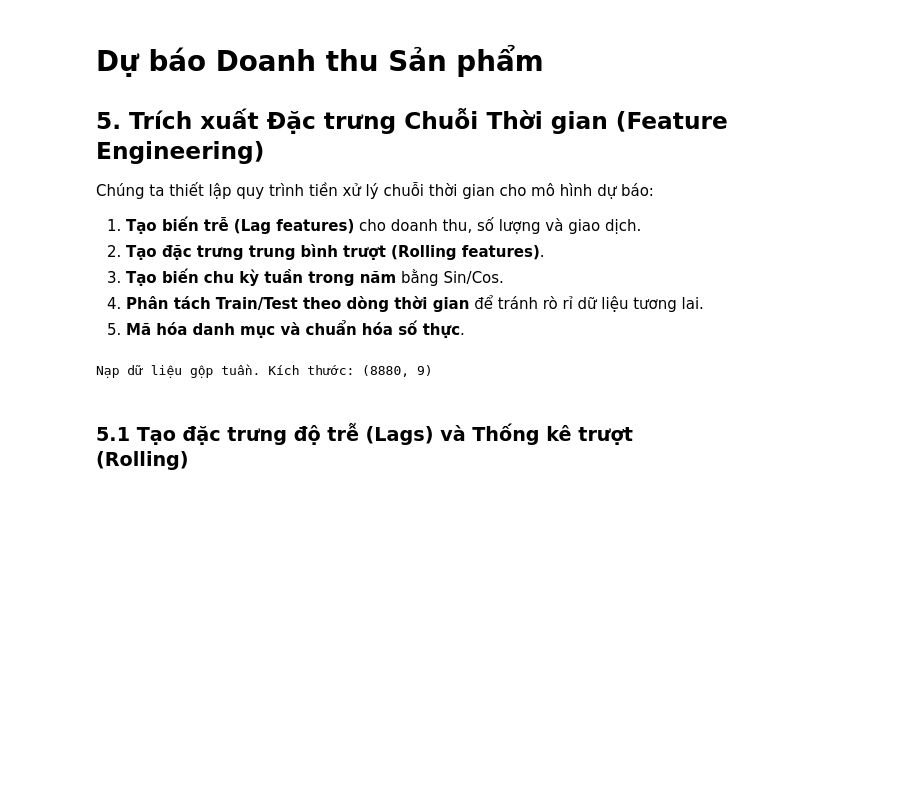
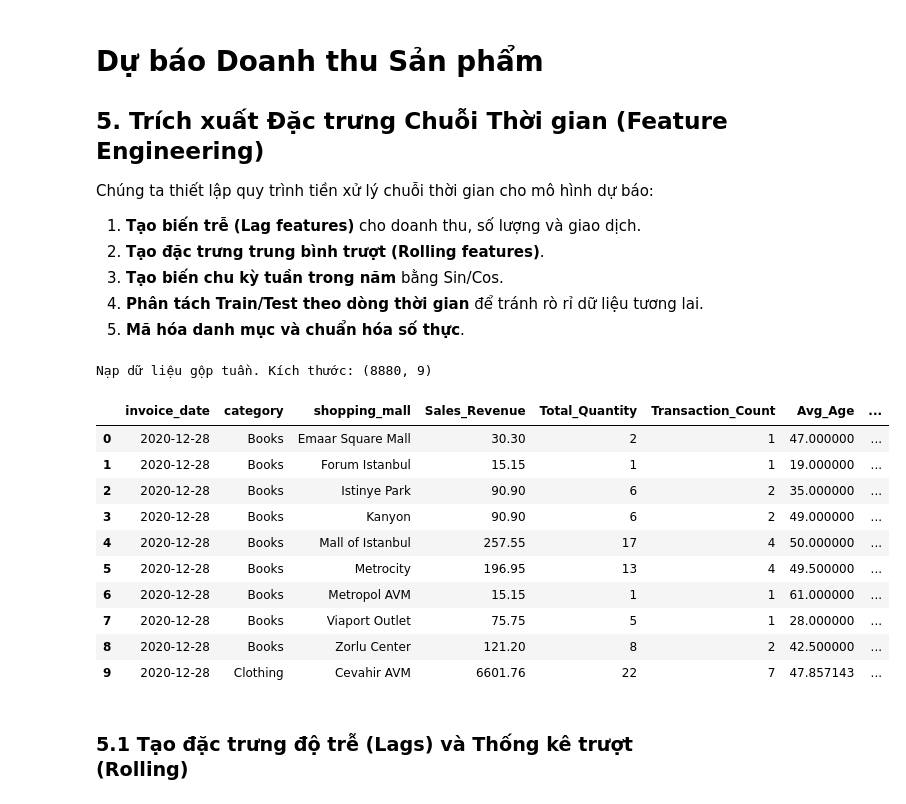
Before and after one commit to itsanhkhoi12/UTH-MACHINE-LEARNING-ASSIGNMENTS-GR02, a Jupyter notebook: practice_2/complete_solution/complete_solution_vi/05_feature_engineering.ipynb, the cells around one changed output. Cells and saved outputs as stored; diff of their text form; code cells hidden in the pictures; blank space fills up the shorter version.

```diff
--- a/practice_2/complete_solution/complete_solution_vi/05_feature_engineering.ipynb
+++ b/practice_2/complete_solution/complete_solution_vi/05_feature_engineering.ipynb
@@ -11,19 +11,31 @@ Chúng ta thiết lập quy trình tiền xử lý chuỗi thời gian cho mô h
 # %%
 import pandas as pd
 import numpy as np
 import joblib
 import os
 import matplotlib.pyplot as plt
 import seaborn as sns
 from sklearn.preprocessing import OrdinalEncoder, StandardScaler
 import warnings
 warnings.filterwarnings('ignore')
 
 CLEANED_DATA_PATH = r'../data/preprocessed-data/preprocessed_customer_shopping_data.csv'
 data = pd.read_csv(CLEANED_DATA_PATH, parse_dates=['invoice_date'])
 print('Nạp dữ liệu gộp tuần. Kích thước:', data.shape)
+data.head(10)
 # %% [output]
 Nạp dữ liệu gộp tuần. Kích thước: (8880, 9)
+|  | invoice_date | category | shopping_mall | Sales_Revenue | Total_Quantity | Transaction_Count | Avg_Age | ... |
+| 0 | 2020-12-28 | Books | Emaar Square Mall | 30.30 | 2 | 1 | 47.000000 | ... |
+| 1 | 2020-12-28 | Books | Forum Istanbul | 15.15 | 1 | 1 | 19.000000 | ... |
+| 2 | 2020-12-28 | Books | Istinye Park | 90.90 | 6 | 2 | 35.000000 | ... |
+| 3 | 2020-12-28 | Books | Kanyon | 90.90 | 6 | 2 | 49.000000 | ... |
+| 4 | 2020-12-28 | Books | Mall of Istanbul | 257.55 | 17 | 4 | 50.000000 | ... |
+| 5 | 2020-12-28 | Books | Metrocity | 196.95 | 13 | 4 | 49.500000 | ... |
+| 6 | 2020-12-28 | Books | Metropol AVM | 15.15 | 1 | 1 | 61.000000 | ... |
+| 7 | 2020-12-28 | Books | Viaport Outlet | 75.75 | 5 | 1 | 28.000000 | ... |
+| 8 | 2020-12-28 | Books | Zorlu Center | 121.20 | 8 | 2 | 42.500000 | ... |
+| 9 | 2020-12-28 | Clothing | Cevahir AVM | 6601.76 | 22 | 7 | 47.857143 | ... |
 # %% [markdown]
 ### 5.1 Tạo đặc trưng độ trễ (Lags) và Thống kê trượt (Rolling)
 # %%
```
Also changed, not shown: 2 other files.
